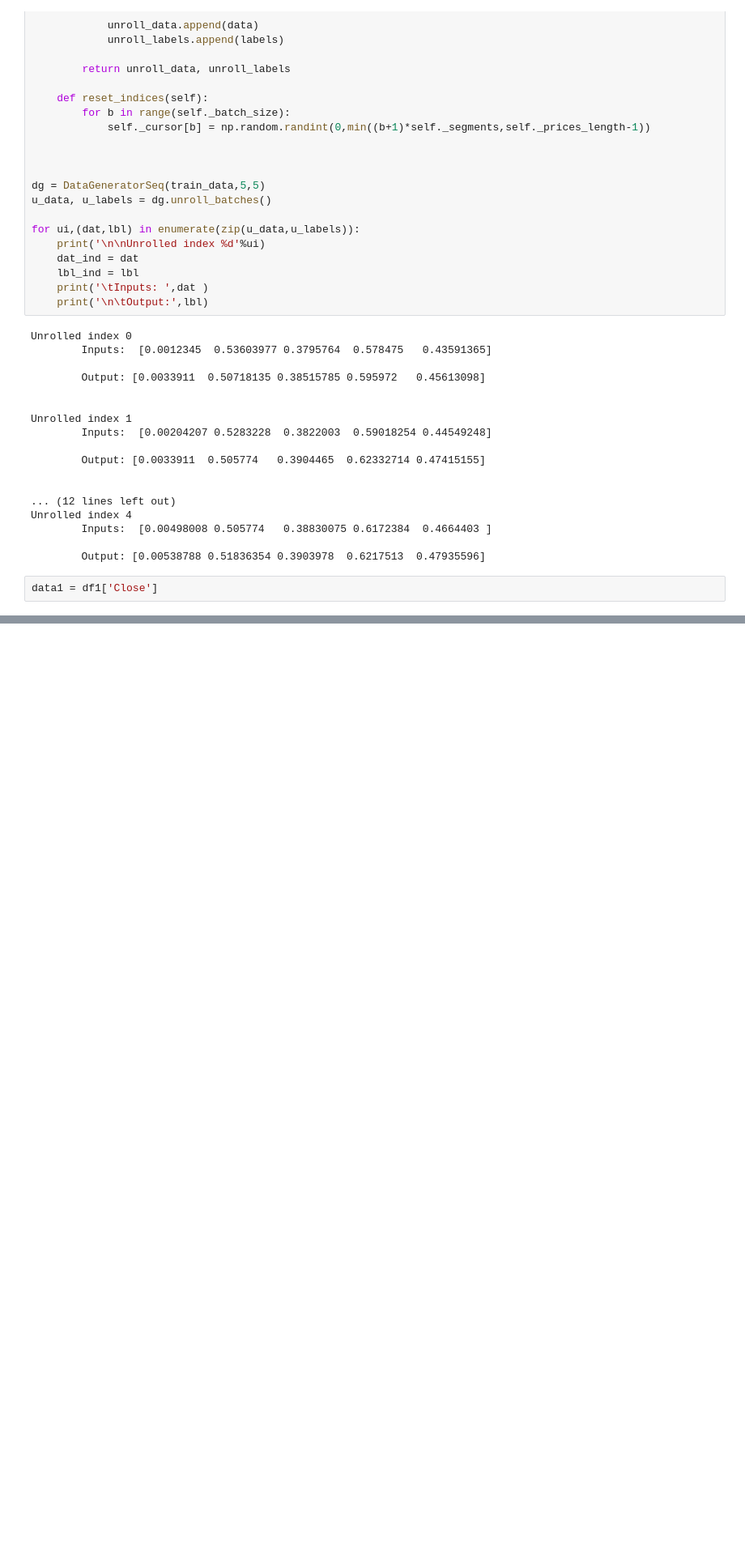
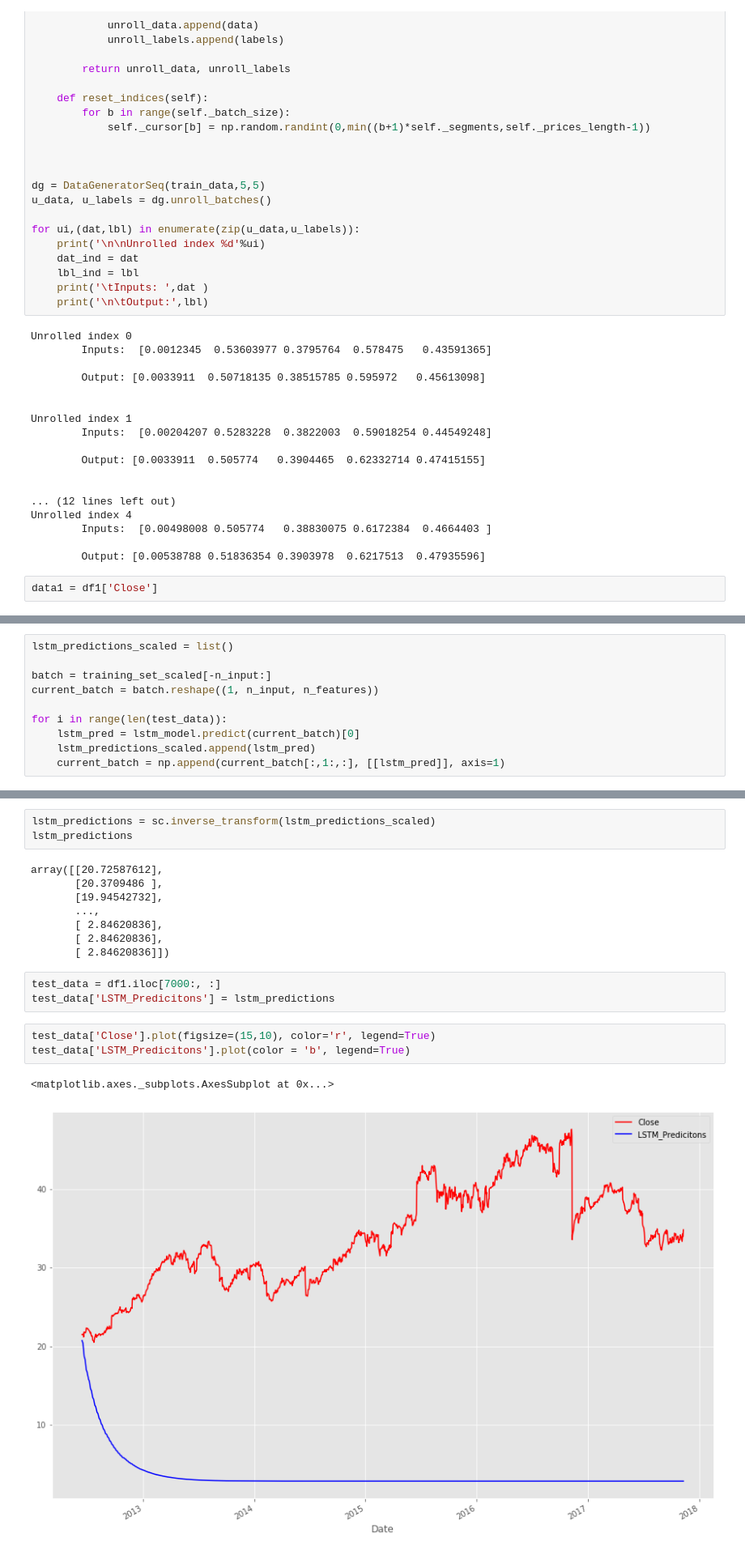
Before and after one commit to Daihongchen/time_series_project, a Jupyter notebook: lstm_stock.ipynb, the cells around one changed output, grey strips where cells are left out. Shown at 81% size. Saved outputs shown, nothing was run; the diff lists cells and outputs as text; blank space fills up the shorter version.

```diff
--- a/lstm_stock.ipynb
+++ b/lstm_stock.ipynb
@@ -571,0 +688,10 @@ ValueError: Failed to find data adapter that can handle input: <class 'keras.pre
+# %%
+lstm_predictions_scaled = list()
+
+batch = training_set_scaled[-n_input:]
+current_batch = batch.reshape((1, n_input, n_features))
+
+for i in range(len(test_data)):
+    lstm_pred = lstm_model.predict(current_batch)[0]
+    lstm_predictions_scaled.append(lstm_pred)
+    current_batch = np.append(current_batch[:,1:,:], [[lstm_pred]], axis=1)
@@ -571,0 +702,20 @@ ValueError: Failed to find data adapter that can handle input: <class 'keras.pre
+# %%
+lstm_predictions = sc.inverse_transform(lstm_predictions_scaled)
+lstm_predictions
+# %% [output]
+array([[20.72587612],
+       [20.3709486 ],
+       [19.94542732],
+       ...,
+       [ 2.84620836],
+       [ 2.84620836],
+       [ 2.84620836]])
+# %%
+test_data = df1.iloc[7000:, :]
+test_data['LSTM_Predicitons'] = lstm_predictions
+# %%
+test_data['Close'].plot(figsize=(15,10), color='r', legend=True)
+test_data['LSTM_Predicitons'].plot(color = 'b', legend=True)
+# %% [output]
+<matplotlib.axes._subplots.AxesSubplot at 0x...>
+[figure, added]
```
Also changed, not shown: parts of 21 cells of this notebook.
